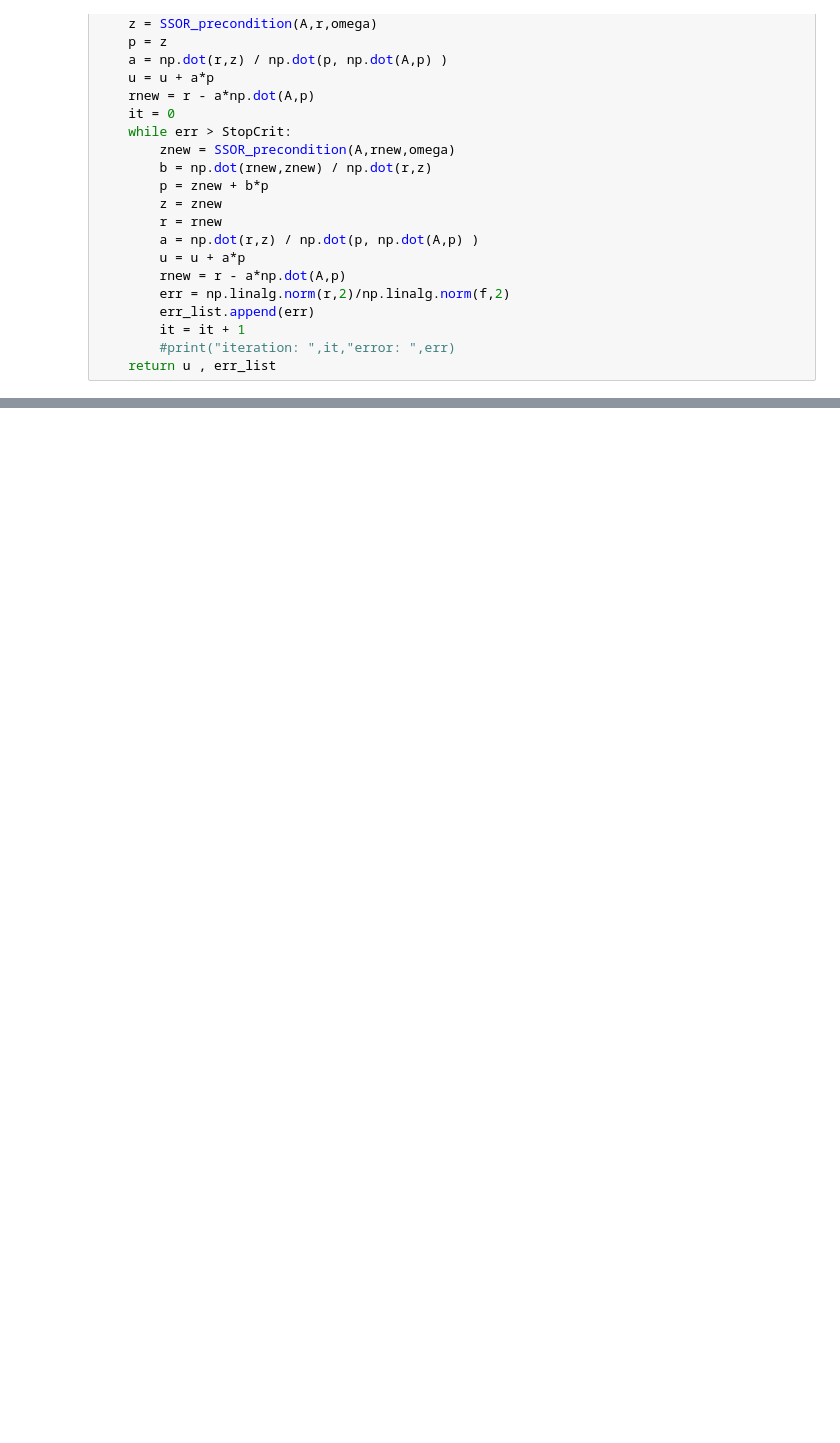
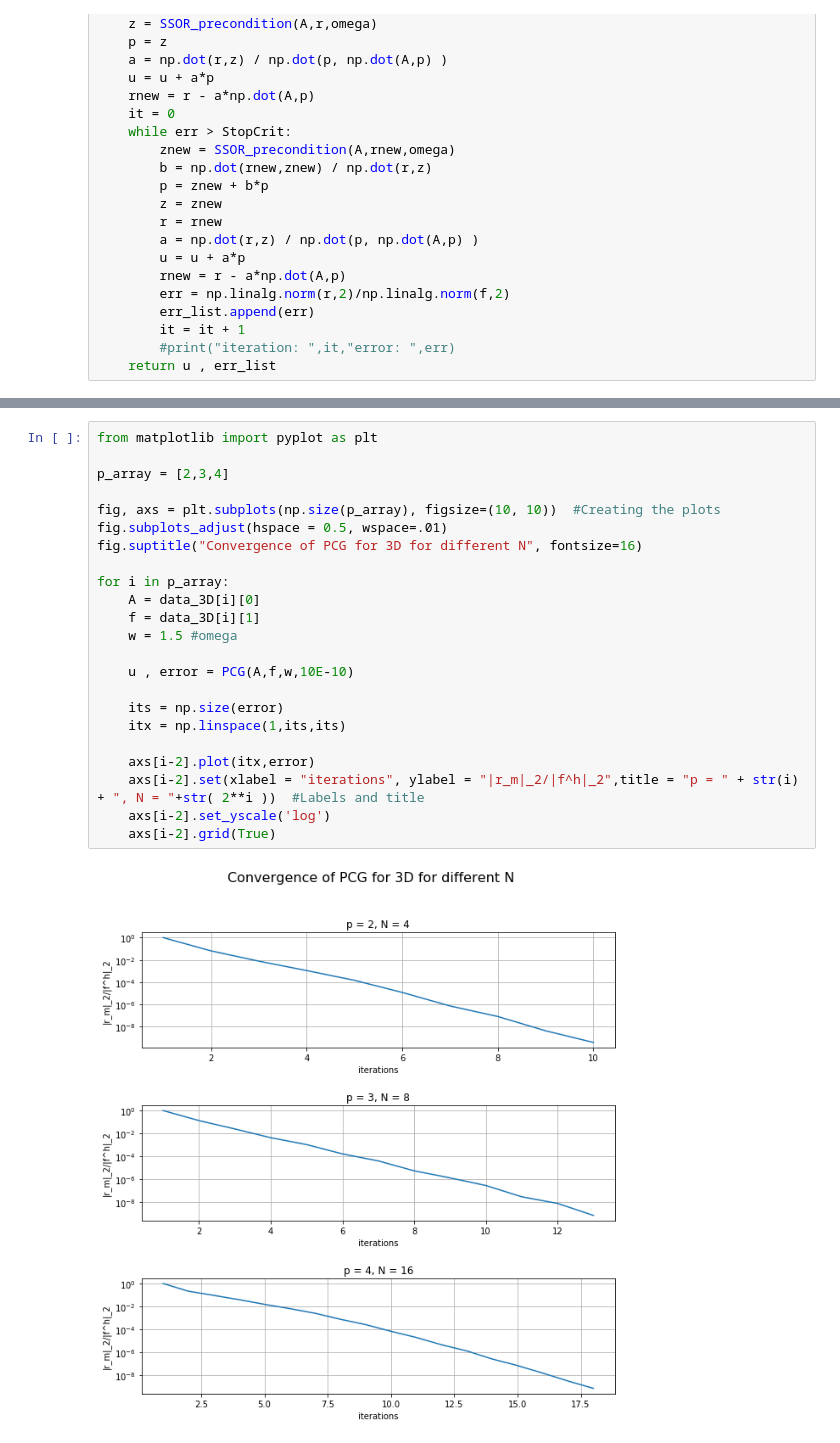
Before and after one commit to bjarkeh97/Scientific_Computing_project, a Jupyter notebook: Problem 6.ipynb, the cells around one changed output, grey strips where cells are left out. Drawn from its saved outputs; the diff is of its cells as text; blank space fills up the shorter version.

```diff
--- a/Problem 6.ipynb
+++ b/Problem 6.ipynb
@@ -207,0 +276,25 @@ for i in [2,3,4,5,6]:
+# %%
+from matplotlib import pyplot as plt
+
+p_array = [2,3,4]
+
+fig, axs = plt.subplots(np.size(p_array), figsize=(10, 10))  #Creating the plots
+fig.subplots_adjust(hspace = 0.5, wspace=.01)
+fig.suptitle("Convergence of PCG for 3D for different N", fontsize=16)
+
+for i in p_array:
+    A = data_3D[i][0]
+    f = data_3D[i][1]
+    w = 1.5 #omega
+
+    u , error = PCG(A,f,w,10E-10)
+
+    its = np.size(error)
+    itx = np.linspace(1,its,its)
+
+    axs[i-2].plot(itx,error)
+    axs[i-2].set(xlabel = "iterations", ylabel = "|r_m|_2/|f^h|_2",title = "p = " + str(i) + ", N = "+str( 2**i ))  #Labels and title
+    axs[i-2].set_yscale('log')
+    axs[i-2].grid(True)
+# %% [output]
+[figure, added]
```
Also changed, not shown: parts of 5 cells of this notebook.
